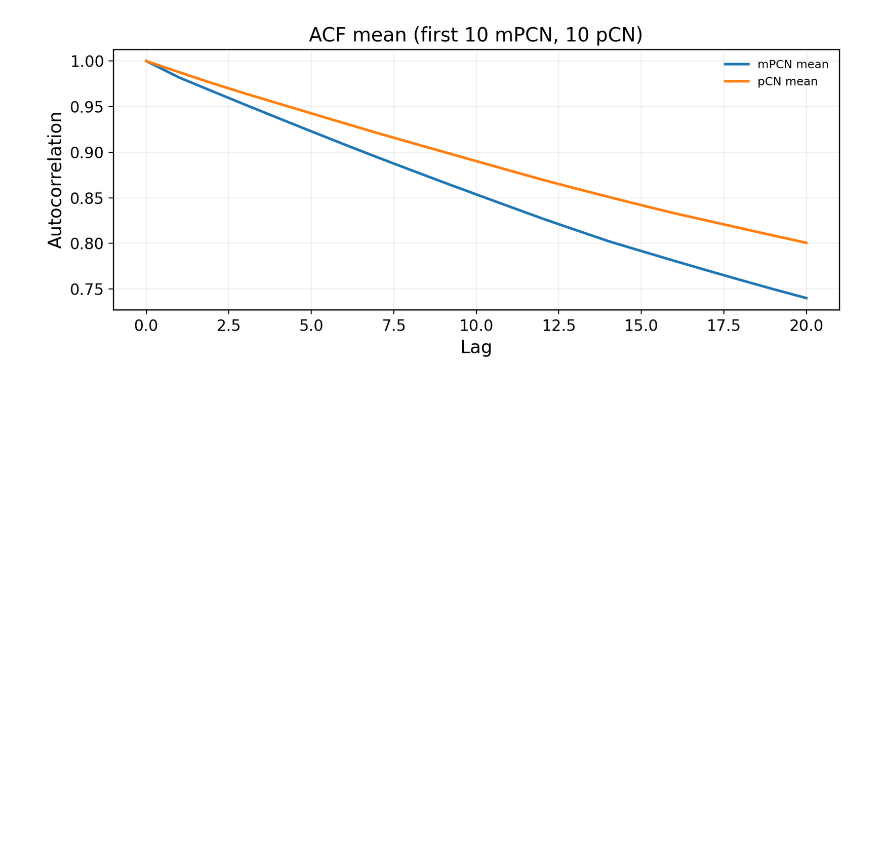
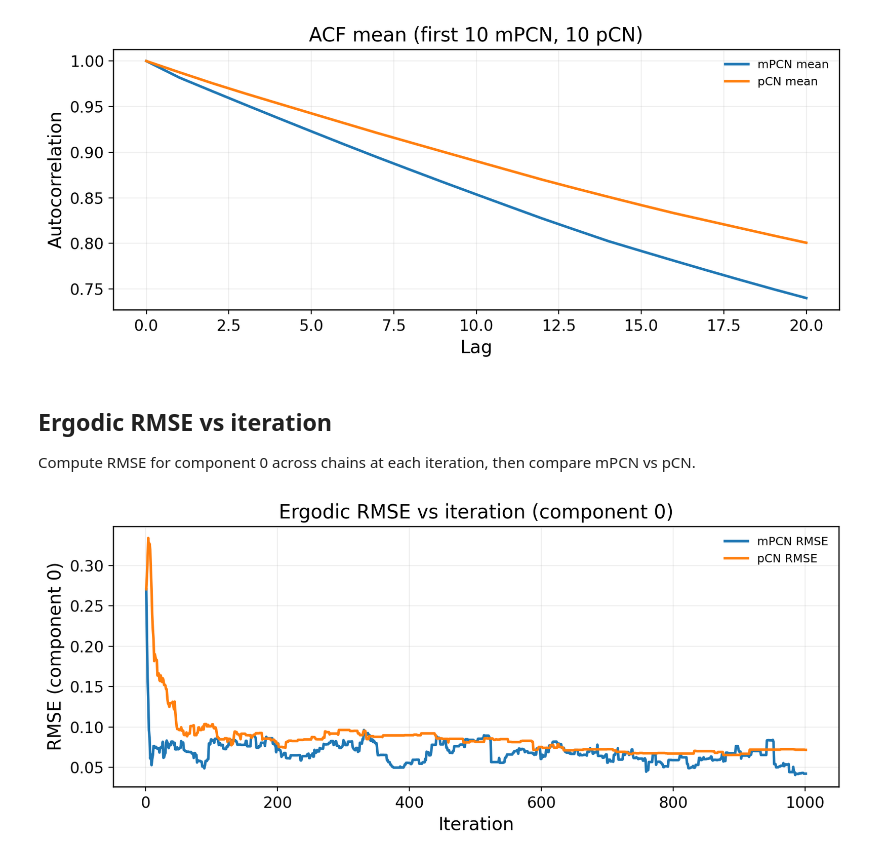
Before and after one commit to guillerminasenn/multiproposal-internal, a Jupyter notebook: notebooks/05_toy_solute_transport_mpcn_convergence.ipynb, the cells around one changed output. Cells and saved outputs as stored; diff of their text form; code cells hidden in the pictures; blank space fills up the shorter version.

Commit message:
did plots mpcn; preliminary

```diff
--- a/notebooks/05_toy_solute_transport_mpcn_convergence.ipynb
+++ b/notebooks/05_toy_solute_transport_mpcn_convergence.ipynb
@@ -910,3 +910,66 @@ plt.show()
 # %% [output]
 Averaging precomputed ACF metrics from cache.
 [figure]
+# %% [markdown]
+## Ergodic RMSE vs iteration
+
+Compute RMSE for component 0 across chains at each iteration,
+then compare mPCN vs pCN.
+# %%
+apply_pub_style()
+
+component_idx = 0
+true_values = data.get('a_true', None)
+if true_values is None:
+    raise ValueError('Missing true parameter values in data.')
+if component_idx >= len(true_values):
+    raise ValueError('component_idx is out of bounds for a_true.')
+true_value = float(true_values[component_idx])
+
+num_rmse_chains = 10
+pcn_rmse_indices = [x for x in np.arange(num_rmse_chains)]
+mpcn_rmse_indices = [x for x in np.arange(num_rmse_chains)]
+
+pcn_rmse_indices = [i for i in pcn_rmse_indices if 0 <= i < len(pcn_chains)]
+mpcn_rmse_indices = [i for i in mpcn_rmse_indices if 0 <= i < len(mpcn_chains)]
+if not pcn_rmse_indices or not mpcn_rmse_indices:
+    raise ValueError('Need at least one chain index for each group.')
+
+def rmse_vs_iteration(chains, comp_idx, target_value):
+    if not chains:
+        raise ValueError('No chains provided for RMSE computation.')
+    lengths = [chain.shape[0] for chain in chains]
+    min_len = int(min(lengths))
+    if min_len < 1:
+        raise ValueError('Chains must have at least one iteration.')
+    samples = np.stack([chain[:min_len, comp_idx] for chain in chains], axis=0)
+    errors = samples - target_value
+    rmse = np.sqrt(np.mean(errors ** 2, axis=0))
+    return rmse, min_len
+
+pcn_selected = [pcn_chains[i] for i in pcn_rmse_indices]
+mpcn_selected = [mpcn_chains[i] for i in mpcn_rmse_indices]
+
+pcn_rmse, pcn_len = rmse_vs_iteration(pcn_selected, component_idx, true_value)
+mpcn_rmse, mpcn_len = rmse_vs_iteration(mpcn_selected, component_idx, true_value)
+
+iter_pcn = np.arange(1, pcn_len + 1)
+iter_mpcn = np.arange(1, mpcn_len + 1)
+
+fig, ax = plt.subplots(1, 1, figsize=(9.0, 4.0))
+ax.plot(iter_mpcn, mpcn_rmse, linewidth=2.0, color='tab:blue', label='mPCN RMSE')
+ax.plot(iter_pcn, pcn_rmse, linewidth=2.0, color='tab:orange', label='pCN RMSE')
+ax.set_xlabel('Iteration')
+ax.set_ylabel('RMSE (component 0)')
+ax.set_title('Ergodic RMSE vs iteration (component 0)')
+ax.grid(alpha=0.2)
+ax.legend(frameon=False, fontsize=9)
+
+fig.tight_layout()
+fig.savefig(
+    reports_dir / f'solute_transport_rmse_component0_rho{rho_tag}.png',
+    bbox_inches='tight',
+)
+plt.show()
+# %% [output]
+[figure, added]
```
Also changed, not shown: parts of 1 cell of this notebook, 6 other files.
